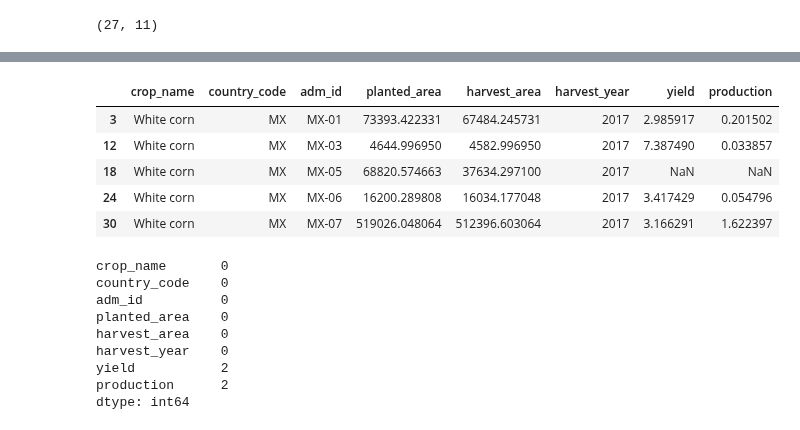
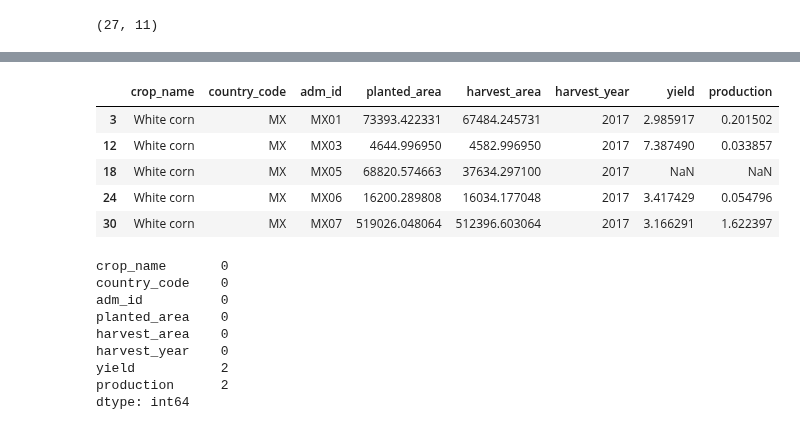
Before and after one commit to BigDataWUR/AgML-CY-Bench, a Jupyter notebook: data_preparation/crop_statistics_MX/preprocess_code/filter_census_2017.ipynb, the cells around one changed output, grey strips where cells are left out. Cells and saved outputs as stored; diff of their text form; code cells hidden in the pictures.

```diff
--- a/data_preparation/crop_statistics_MX/preprocess_code/filter_census_2017.ipynb
+++ b/data_preparation/crop_statistics_MX/preprocess_code/filter_census_2017.ipynb
@@ -200,21 +200,21 @@ maiz_df = maiz_df[ordered_columns]
 # %%
 # Transform to numeric
 maiz_df['planted_area'] = pd.to_numeric(maiz_df['planted_area'], errors='coerce')
 maiz_df['harvest_area'] = pd.to_numeric(maiz_df['harvest_area'], errors='coerce')
 maiz_df['yield'] = pd.to_numeric(maiz_df['yield'], errors='coerce')
 maiz_df['production'] = pd.to_numeric(maiz_df['production'], errors='coerce')
 maiz_df['production'] = maiz_df['production']/1000000
 # Add prefix "MX-" to the 'adm_id' column# Convert 'adm_id' column to string type
 maiz_df['adm_id'] = maiz_df['adm_id'].astype(str)
-maiz_df['adm_id'] = maiz_df['adm_id'].apply(lambda x: 'MX-' + x)
+maiz_df['adm_id'] = maiz_df['adm_id'].apply(lambda x: 'MX' + x)
 maiz_df.head()
 # %% [output]
 |  | crop_name | country_code | adm_id | planted_area | harvest_area | harvest_year | yield | production |
-| 3 | White corn | MX | MX-01 | 73393.422331 | 67484.245731 | 2017 | 2.985917 | 0.201502 |
-| 12 | White corn | MX | MX-03 | 4644.996950 | 4582.996950 | 2017 | 7.387490 | 0.033857 |
-| 18 | White corn | MX | MX-05 | 68820.574663 | 37634.297100 | 2017 | NaN | NaN |
-| 24 | White corn | MX | MX-06 | 16200.289808 | 16034.177048 | 2017 | 3.417429 | 0.054796 |
-| 30 | White corn | MX | MX-07 | 519026.048064 | 512396.603064 | 2017 | 3.166291 | 1.622397 |
+| 3 | White corn | MX | MX01 | 73393.422331 | 67484.245731 | 2017 | 2.985917 | 0.201502 |
+| 12 | White corn | MX | MX03 | 4644.996950 | 4582.996950 | 2017 | 7.387490 | 0.033857 |
+| 18 | White corn | MX | MX05 | 68820.574663 | 37634.297100 | 2017 | NaN | NaN |
+| 24 | White corn | MX | MX06 | 16200.289808 | 16034.177048 | 2017 | 3.417429 | 0.054796 |
+| 30 | White corn | MX | MX07 | 519026.048064 | 512396.603064 | 2017 | 3.166291 | 1.622397 |
 # %%
 # check data for nan
 nan_counts = maiz_df.isna().sum()
```
Also changed, not shown: 3 other files.
